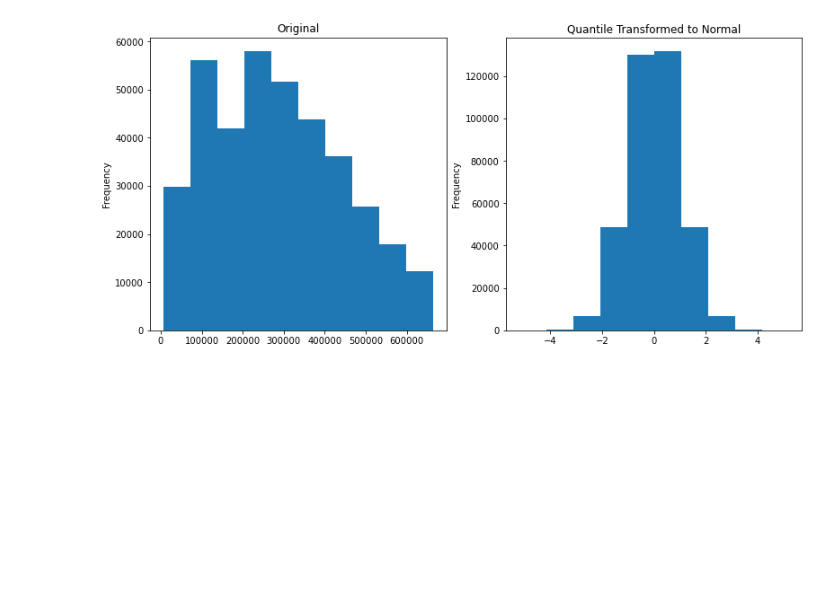
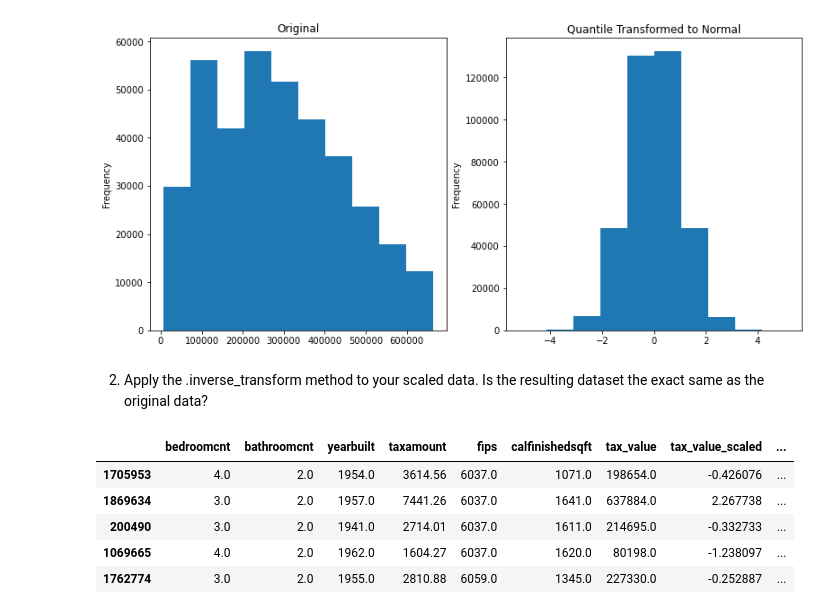
Before and after one commit to lopezelihezer/regression-exercises, a Jupyter notebook: scaling.ipynb, the cells around one changed output. Cells and saved outputs as stored; diff of their text form; code cells hidden in the pictures; blank space fills up the shorter version.

```diff
--- a/scaling.ipynb
+++ b/scaling.ipynb
@@ -339,3 +339,14 @@ plt.subplot(122)
 train.tax_value_scaled.plot.hist(title='Quantile Transformed to Normal');
 # %% [output]
 [figure]
+# %% [markdown]
+2. Apply the .inverse_transform method to your scaled data. Is the resulting dataset the exact same as the original data?
+# %%
+train.head()
+# %% [output]
+|  | bedroomcnt | bathroomcnt | yearbuilt | taxamount | fips | calfinishedsqft | tax_value | tax_value_scaled | ... |
+| 1705953 | 4.0 | 2.0 | 1954.0 | 3614.56 | 6037.0 | 1071.0 | 198654.0 | -0.426076 | ... |
+| 1869634 | 3.0 | 2.0 | 1957.0 | 7441.26 | 6037.0 | 1641.0 | 637884.0 | 2.267738 | ... |
+| 200490 | 3.0 | 2.0 | 1941.0 | 2714.01 | 6037.0 | 1611.0 | 214695.0 | -0.332733 | ... |
+| 1069665 | 4.0 | 2.0 | 1962.0 | 1604.27 | 6037.0 | 1620.0 | 80198.0 | -1.238097 | ... |
+| 1762774 | 3.0 | 2.0 | 1955.0 | 2810.88 | 6059.0 | 1345.0 | 227330.0 | -0.252887 | ... |
```
Also changed, not shown: parts of 9 cells of this notebook.
